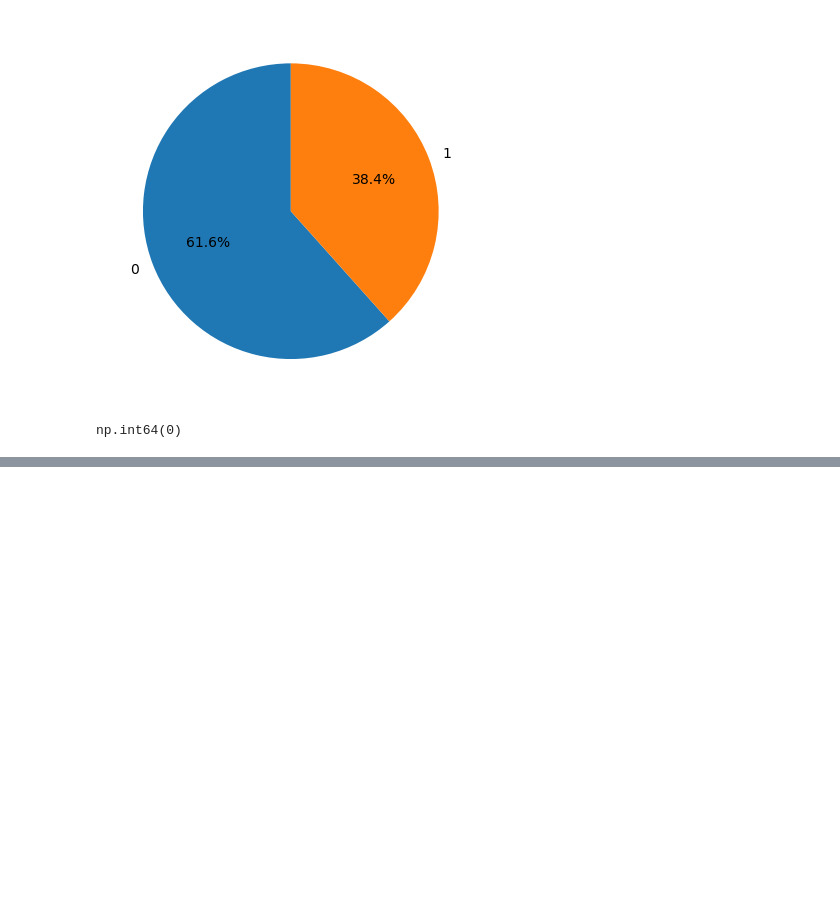
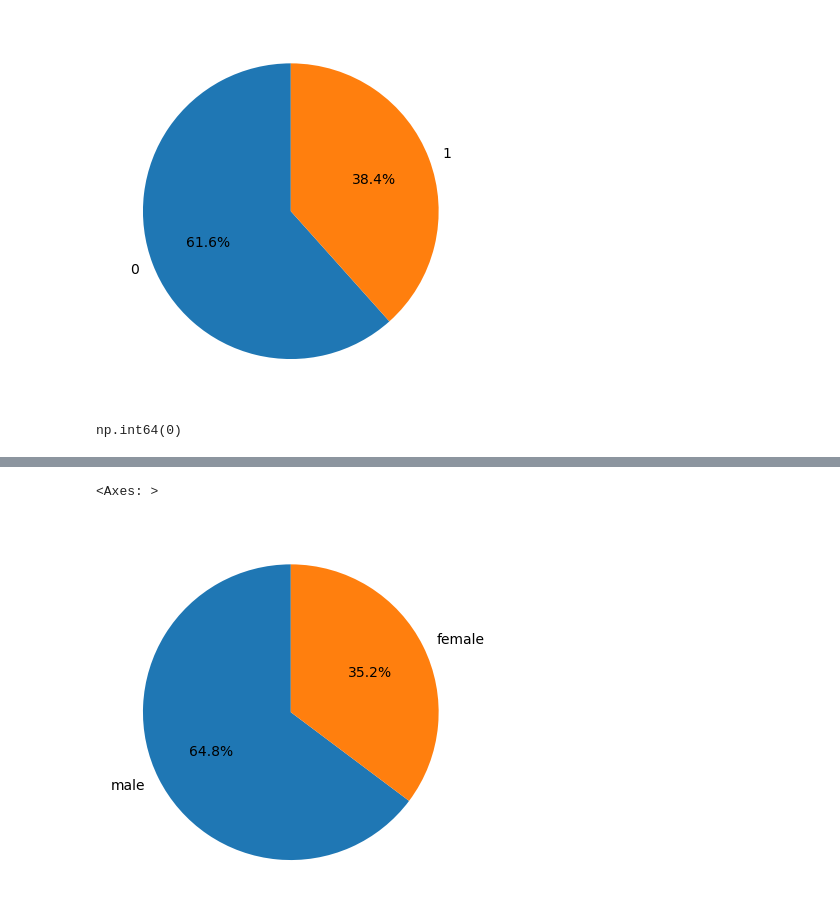
Before and after one commit to ipartzix/AI-ML-ENGINEERING-JOURNY, a Jupyter notebook: 10_Projects/02_Titanic_EDA_Project/notebooks/eda_analysis.ipynb, the cells around one changed output, grey strips where cells are left out. Saved outputs shown, nothing was run; the diff lists cells and outputs as text; code cells hidden in the pictures; blank space fills up the shorter version.

```diff
--- a/10_Projects/02_Titanic_EDA_Project/notebooks/eda_analysis.ipynb
+++ b/10_Projects/02_Titanic_EDA_Project/notebooks/eda_analysis.ipynb
@@ -172,0 +233,6 @@ np.int64(0)
+# %%
+df["Sex"].value_counts().plot(kind ="pie",autopct="%1.1f%%",  # <--- THIS shows percentages
+    startangle=90 )
+# %% [output]
+<Axes: >
+[figure, added]
```
Also changed, not shown: parts of 9 cells of this notebook.
